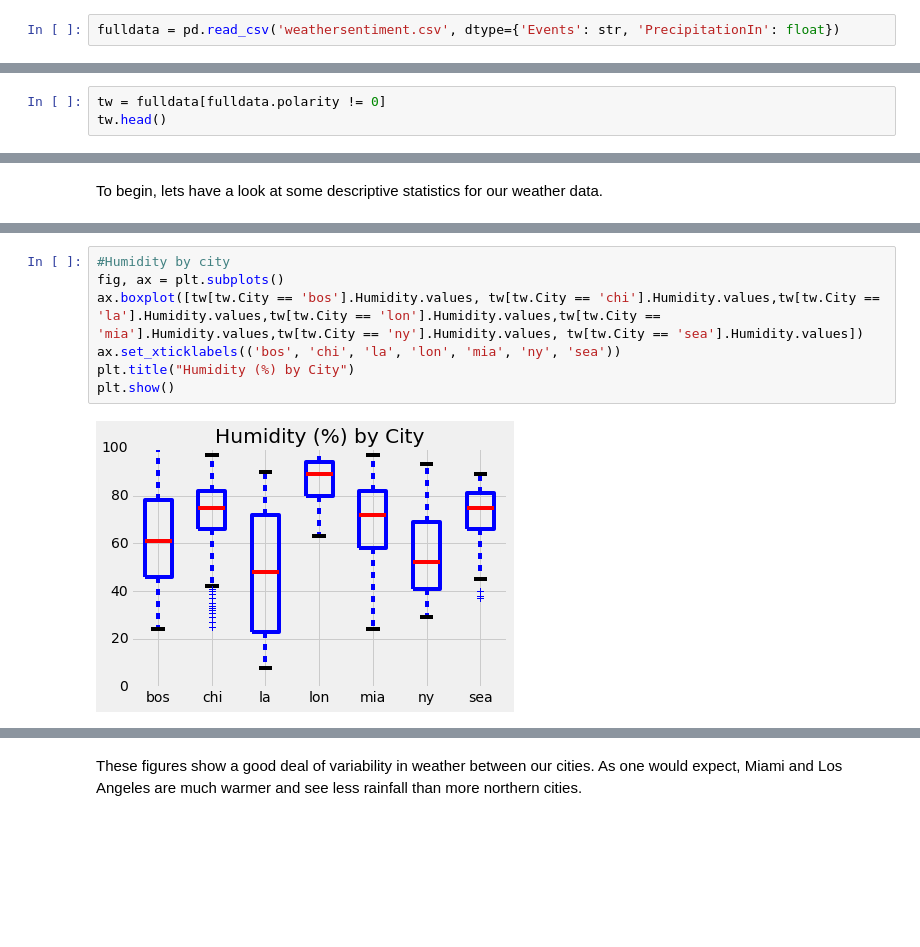
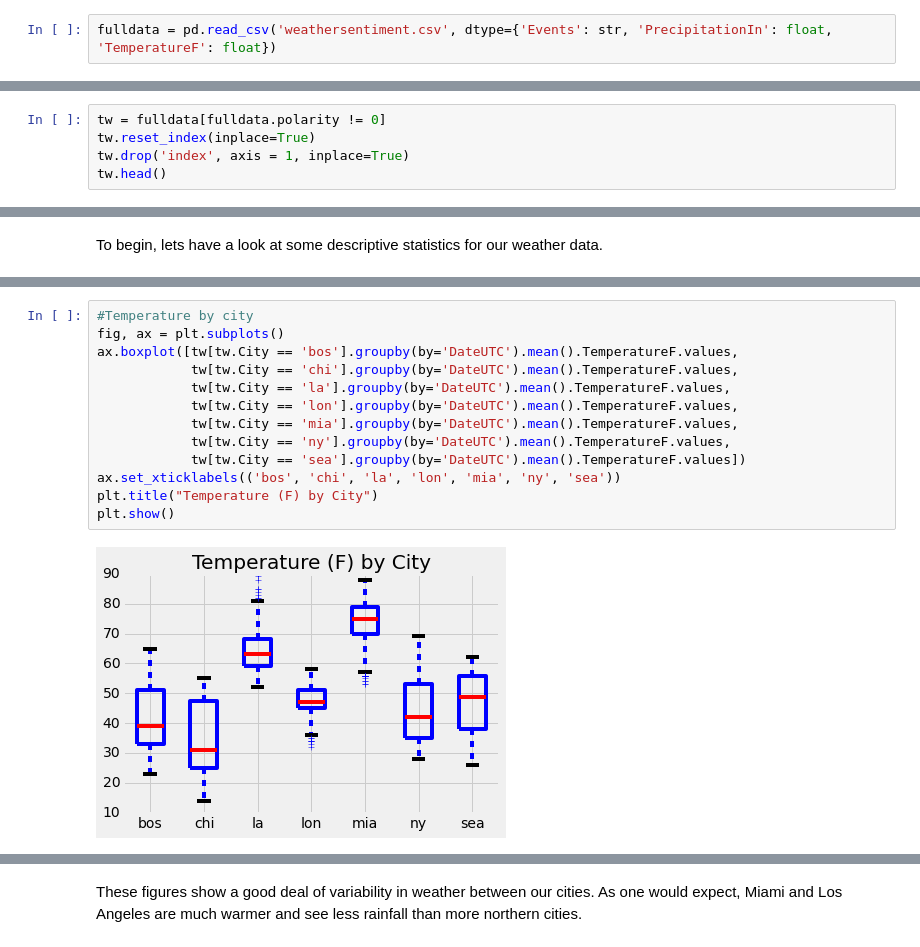
Before and after one commit to a-campbell/Twitter_Weather_Project, a Jupyter notebook: Sentiment and Weather Merge.ipynb, the cells around one changed output, grey strips where cells are left out. Drawn from its saved outputs; the diff is of its cells as text; blank space fills up the shorter version.

```diff
--- a/Sentiment and Weather Merge.ipynb
+++ b/Sentiment and Weather Merge.ipynb
@@ -322,7 +346,7 @@ import statsmodels.formula.api as sm
 import matplotlib.pyplot as plt
 plt.style.use('fivethirtyeight')
 # %%
-fulldata = pd.read_csv('weathersentiment.csv', dtype={'Events': str, 'PrecipitationIn': float})
+fulldata = pd.read_csv('weathersentiment.csv', dtype={'Events': str, 'PrecipitationIn': float, 'TemperatureF': float})
 # %%
 fulldata.drop_duplicates(subset='tid', inplace=True)
 fulldata = fulldata.drop(fulldata.columns[0], axis=1)
@@ -338,6 +362,8 @@ plt.ylabel('Number of Tweets')
 As we can see in this histogram, a large proportion of the tweets have a calcucated sentiment of zero. We don't think these tweets carry very much relivant information so we will remove them.
 # %%
 tw = fulldata[fulldata.polarity != 0]
+tw.reset_index(inplace=True)
+tw.drop('index', axis = 1, inplace=True)
 tw.head()
 # %% [output]
 |  | tid | DateUTC | lon | lat | language | text | blob | polarity | City | Conditions | ... |
@@ -359,9 +400,15 @@ To begin, lets have a look at some descriptive statistics for our weather data.
 # %%
-#Humidity by city
+#Temperature by city
 fig, ax = plt.subplots()
-ax.boxplot([tw[tw.City == 'bos'].Humidity.values, tw[tw.City == 'chi'].Humidity.values,tw[tw.City == 'la'].Humidity.values,tw[tw.City == 'lon'].Humidity.values,tw[tw.City == 'mia'].Humidity.values,tw[tw.City == 'ny'].Humidity.values, tw[tw.City == 'sea'].Humidity.values])
+ax.boxplot([tw[tw.City == 'bos'].groupby(by='DateUTC').mean().TemperatureF.values,
+            tw[tw.City == 'chi'].groupby(by='DateUTC').mean().TemperatureF.values,
+            tw[tw.City == 'la'].groupby(by='DateUTC').mean().TemperatureF.values,
+            tw[tw.City == 'lon'].groupby(by='DateUTC').mean().TemperatureF.values,
+            tw[tw.City == 'mia'].groupby(by='DateUTC').mean().TemperatureF.values,
+            tw[tw.City == 'ny'].groupby(by='DateUTC').mean().TemperatureF.values,
+            tw[tw.City == 'sea'].groupby(by='DateUTC').mean().TemperatureF.values])
 ax.set_xticklabels(('bos', 'chi', 'la', 'lon', 'mia', 'ny', 'sea'))
-plt.title("Humidity (%) by City")
+plt.title("Temperature (F) by City")
 plt.show()
 # %% [output]
-[figure, old version]
+[figure, new version]
```
Also changed, not shown: parts of 60 cells of this notebook, 1 other file.
